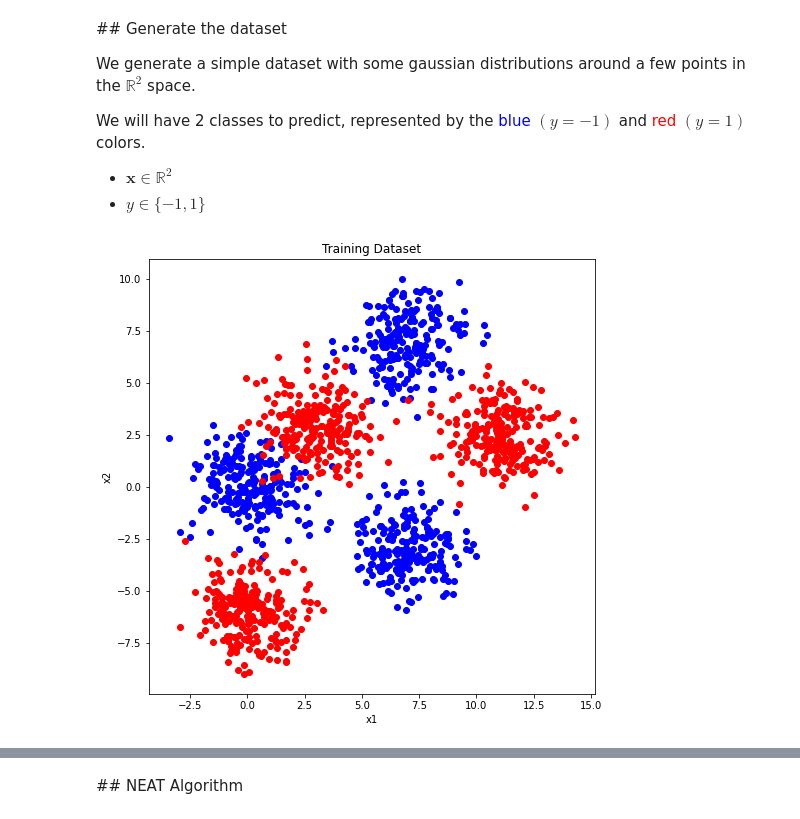
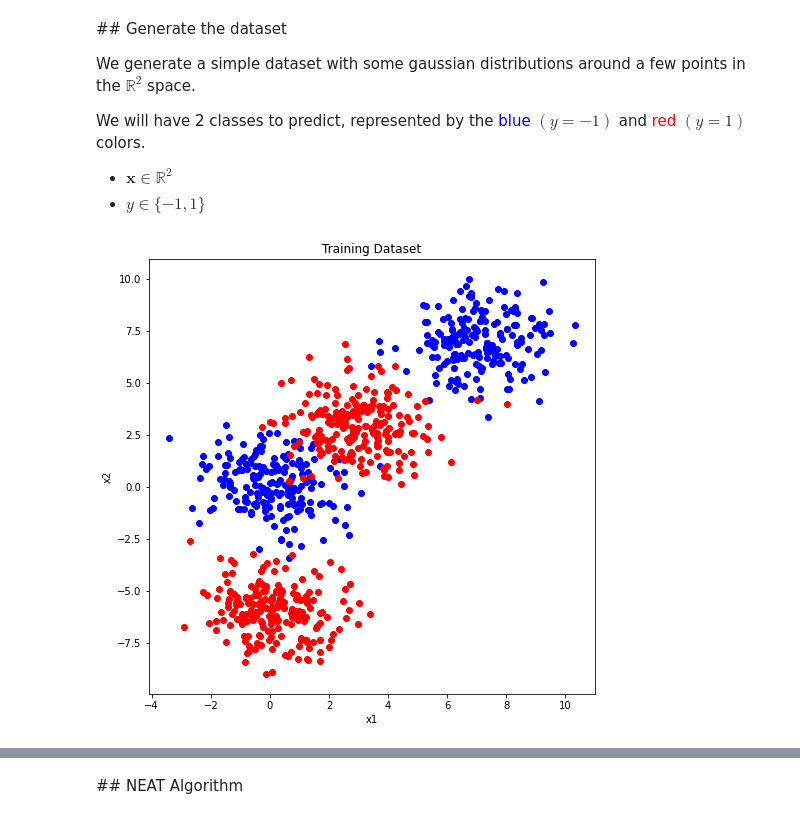
Before and after one commit to y-prudent/NEAT-example, a Jupyter notebook: NEAT_notebook.ipynb, the cells around one changed output, grey strips where cells are left out. Drawn from its saved outputs; the diff is of its cells as text; code cells hidden in the pictures.

```diff
--- a/NEAT_notebook.ipynb
+++ b/NEAT_notebook.ipynb
@@ -21,42 +21,36 @@ def gen_data(seed):
     X1, y1 = datasets.make_gaussian_quantiles(cov=1.5,
                                  n_samples=250, n_features=2,
                                  n_classes=1, random_state=seed)
     X2, y2 = datasets.make_gaussian_quantiles(mean=(3, 3), cov=1.5,
                                  n_samples=250, n_features=2,
                                  n_classes=1, random_state=seed+1)
     X3, y3 = datasets.make_gaussian_quantiles(mean=(7, 7), cov=1.5,
                                  n_samples=250, n_features=2,
                                  n_classes=1, random_state=seed+2)
     X4, y4 = datasets.make_gaussian_quantiles(mean=(0, -6), cov=1.5,
                                  n_samples=250, n_features=2,
                                  n_classes=1, random_state=seed+3)
-    X5, y5 = datasets.make_gaussian_quantiles(mean=(7, -3), cov=1.5,
-                                 n_samples=250, n_features=2,
-                                 n_classes=1, random_state=seed+4)
-    X6, y6 = datasets.make_gaussian_quantiles(mean=(11, 2.5), cov=1.5,
-                                 n_samples=250, n_features=2,
-                                 n_classes=1, random_state=seed+5)
-    X = np.concatenate((X1, X2, X3, X4, X5, X6))
-    y = np.concatenate((y1, - y2 + 1, y3, -y4 + 1, y5, -y6 + 1))
+    X = np.concatenate((X1, X2, X3, X4))
+    y = np.concatenate((y1, - y2 + 1, y3, -y4 + 1))
     y = 2*y-1
     X, y = shuffle(X, y, random_state=seed)
     return X, y
 
 X,y = gen_data(SEED)
 Xtest,X = np.split(X,[200])
 ytest,y = np.split(y,[200])
 
 Xblue = X[y==-1]
 Xred = X[y==1]
 plt.figure(figsize=(8,8))
 plt.scatter(Xblue[:,0],Xblue[:,1],c='b')
 plt.scatter(Xred[:,0],Xred[:,1],c='r')
 plt.xlabel('x1')
 plt.ylabel('x2')
 plt.title('Training Dataset')
 plt.show()
 # %% [output]
-[figure, old version]
+[figure, new version]
 # %% [markdown]
 ## Hyper-parameters
 
```
Also changed, not shown: parts of 5 cells of this notebook, 3 other files.
